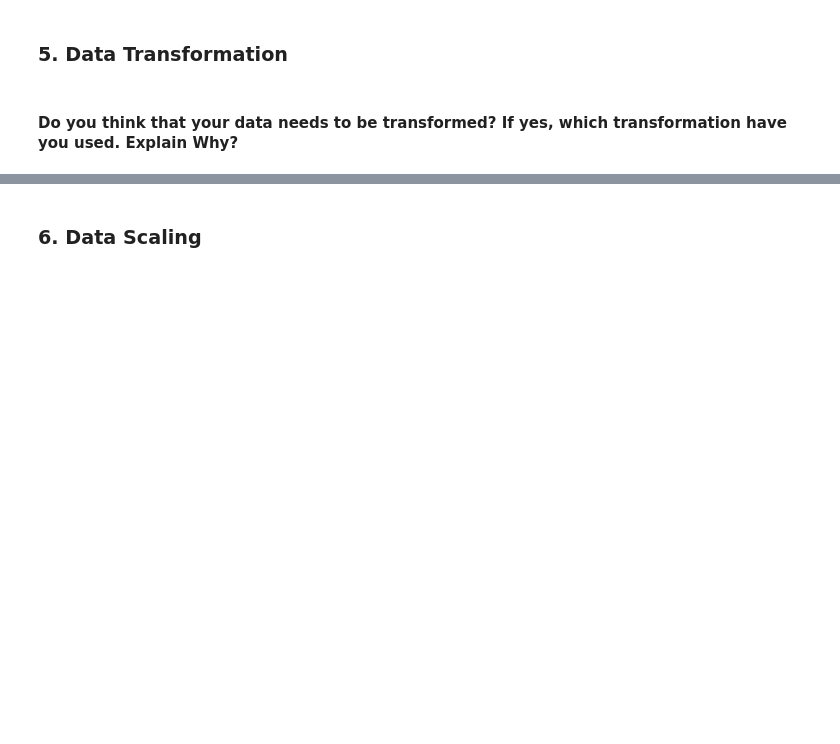
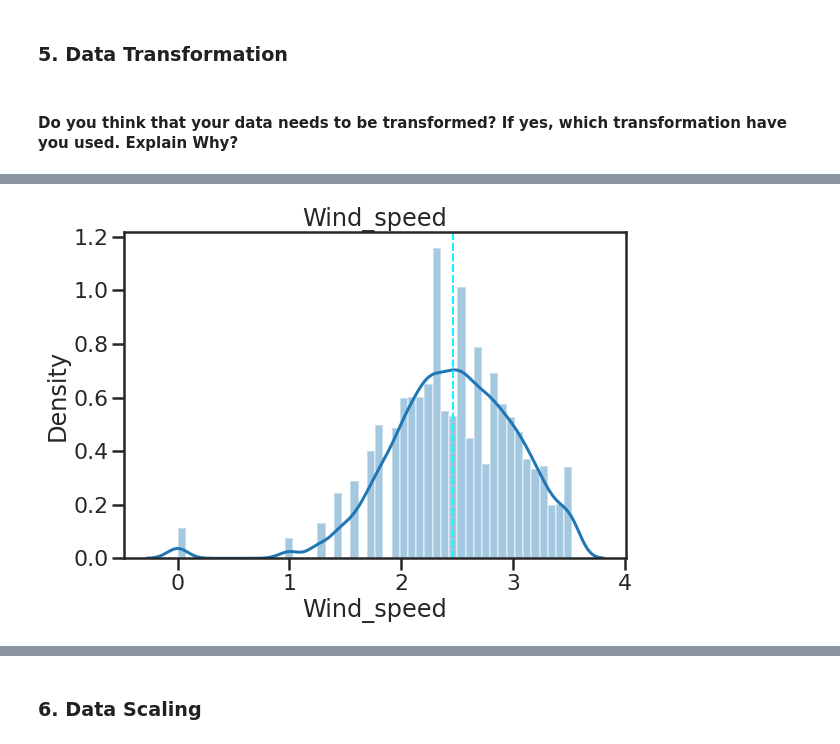
Before and after one commit to abhinav4201/Regression-Bike-Sharing-Demand-Prediction, a Jupyter notebook: Supervised_Regression_Bike_Demand_Prediction_Capstone_2.ipynb, the cells around one changed output, grey strips where cells are left out. Cells and saved outputs as stored; diff of their text form; code cells hidden in the pictures; blank space fills up the shorter version.

Commit message:
data scaling and transformation

```diff
--- a/Supervised_Regression_Bike_Demand_Prediction_Capstone_2.ipynb
+++ b/Supervised_Regression_Bike_Demand_Prediction_Capstone_2.ipynb
@@ -1761,0 +1781,16 @@ I found 13 feature to be important as they were having low VIF and does not show
+# %%
+# Transform Your data
+# Cube root Transforming the required column
+df_removed['Wind_speed']=np.cbrt(df_removed['Wind_speed'])
+# %%
+# Visualizing code of hist plot for each columns to know the data distibution
+fig=plt.figure(figsize=(9,6))
+ax=fig.gca()
+feature= (df_removed['Wind_speed'])
+sns.distplot(df_removed['Wind_speed'])
+ax.axvline(feature.mean(),color='magenta', linestyle='dashed', linewidth=2)
+ax.axvline(feature.median(),color='cyan', linestyle='dashed', linewidth=2)
+ax.set_title('Wind_speed')
+plt.show()
+# %% [output]
+[figure, added]
```
Also changed, not shown: parts of 17 cells of this notebook.
